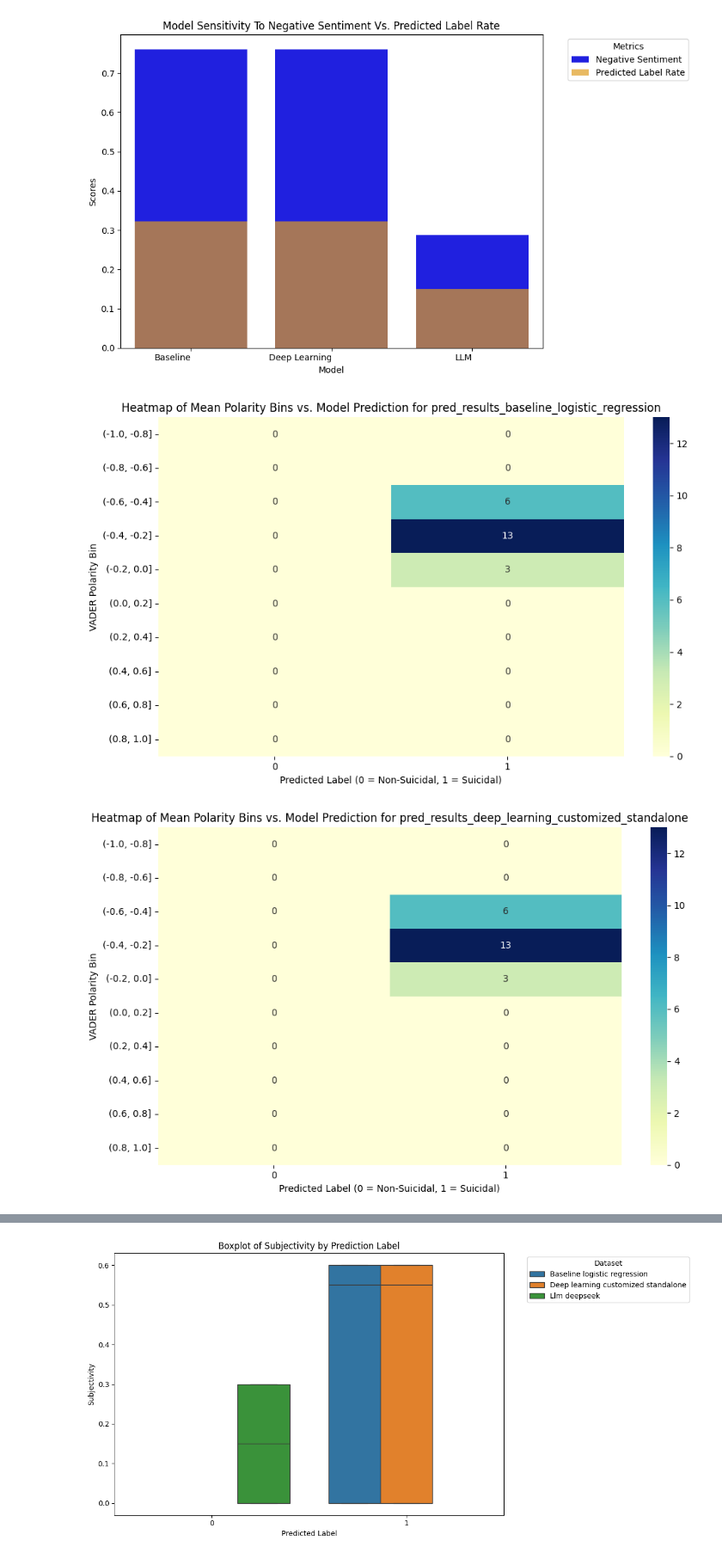
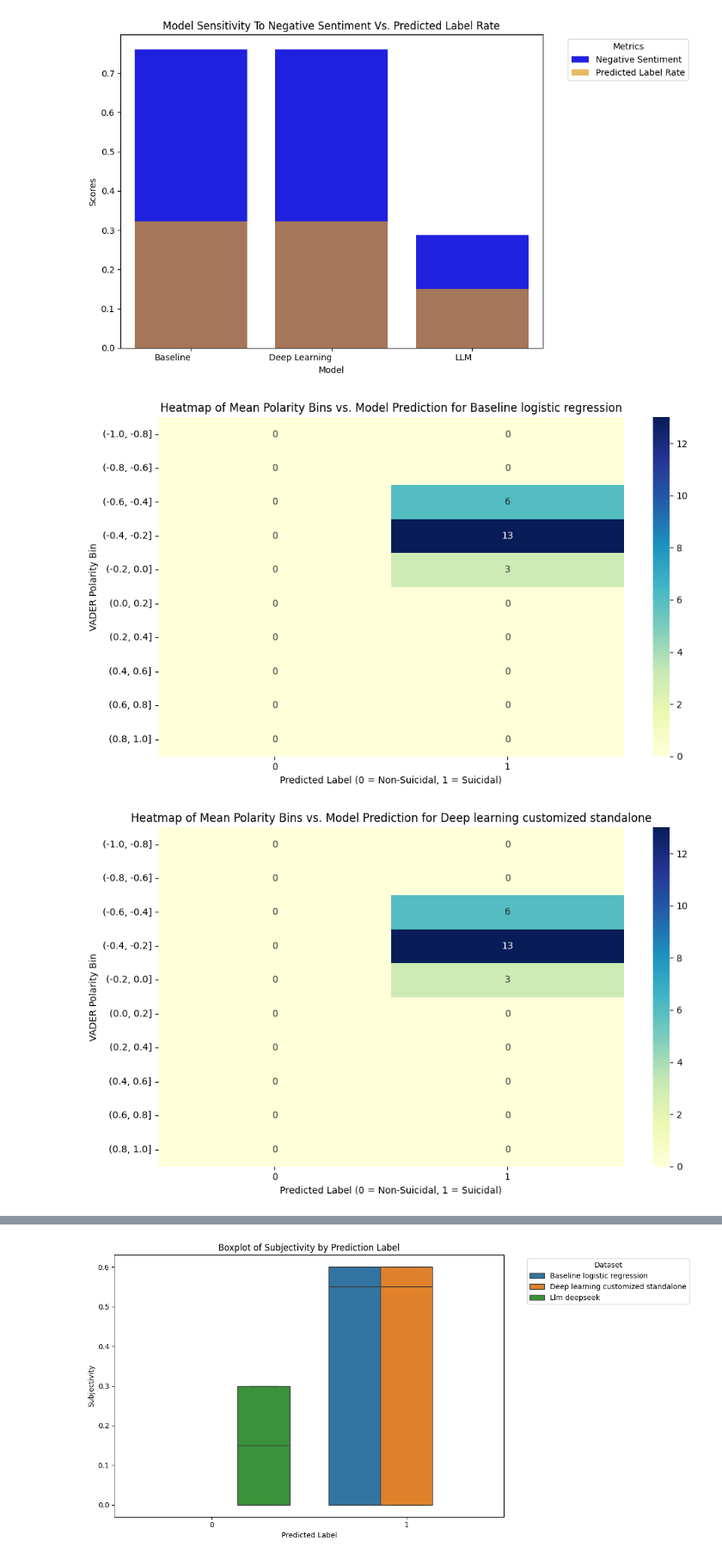
Before and after one commit to kmock930/Natural-Language-Processing, a Jupyter notebook: Project/sentiment-analysis.ipynb, the cells around one changed output, grey strips where cells are left out. Shown at 86% size. Cells and saved outputs as stored; diff of their text form; code cells hidden in the pictures.

Commit message:
Updated Sentiment Analysis Visualizations

```diff
--- a/Project/sentiment-analysis.ipynb
+++ b/Project/sentiment-analysis.ipynb
@@ -592,27 +592,28 @@ plt.show()
 # %%
 # Prepare data for heatmap with range-based bins
 heatmap_data = {}
 for dataset_name, df in dataframes.items():
     if "pred_results" in dataset_name:
         # Ensure the predicted label is in integer format
         df['predicted_label'] = df['predicted_label'].astype(int)
         # Bin mean polarity into range-based intervals
         df['polarity_bin'] = pd.cut(df['mean_polarity'], bins=np.linspace(-1, 1, 11))
         # Convert predicted label to categorical for heatmap
         df['predicted_label'] = pd.Categorical(df['predicted_label'], categories=[0, 1])
         # Heap Map Data
         curr_heatmap_data = df.groupby(['polarity_bin', 'predicted_label']).size().unstack(fill_value=0)
         heatmap_data[dataset_name] = curr_heatmap_data
 
 # Plot heatmap for each dataset
 for dataset_name, bin_counts in heatmap_data.items():
+    formatted_name = " ".join(dataset_name.split('pred_results')[1][1:].split("_"))
     plt.figure(figsize=(10, 6))
     sns.heatmap(bin_counts, annot=True, fmt='d', cmap="YlGnBu")
-    plt.title(f"Heatmap of Mean Polarity Bins vs. Model Prediction for {dataset_name}")
+    plt.title(f"Heatmap of Mean Polarity Bins vs. Model Prediction for {formatted_name}")
     plt.ylabel("VADER Polarity Bin")
     plt.xlabel("Predicted Label (0 = Non-Suicidal, 1 = Suicidal)")
     plt.tight_layout()
     plt.show()
 # %% [output]
-[figure, old version]
+[figure, new version]
-[figure, old version]
+[figure, new version]
```
Also changed, not shown: parts of 1 cell of this notebook, 9 other files.
